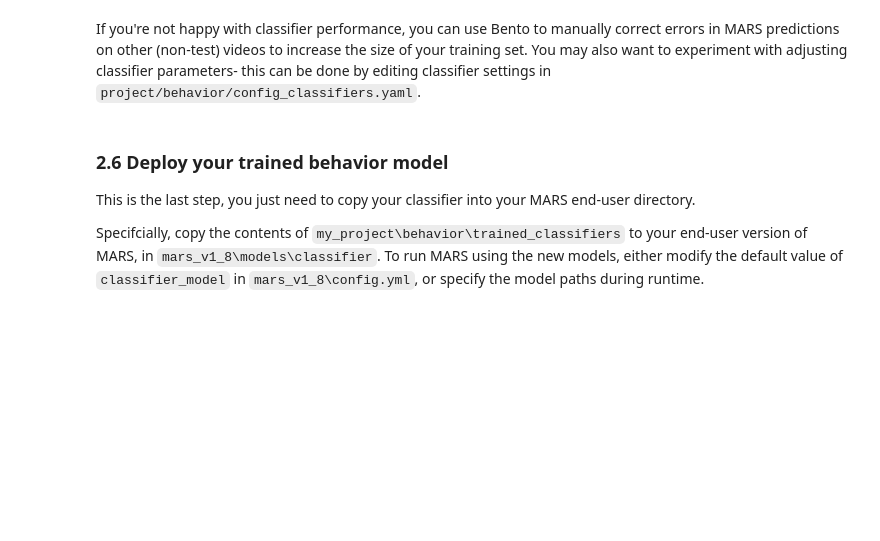
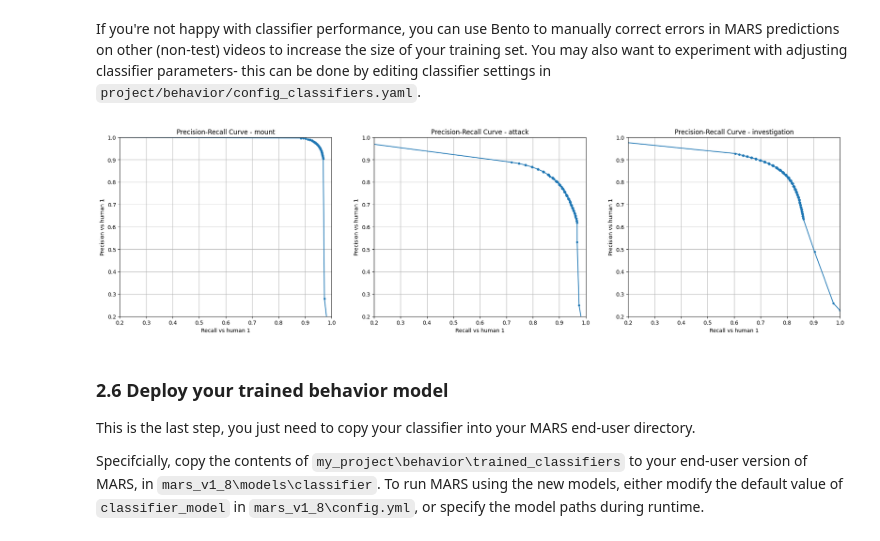
Before and after one commit to kksnrz/MARS_Developer, a Jupyter notebook: MARS_behavior_tutorial.ipynb, the cells around one changed output. Cells and saved outputs as stored; diff of their text form; code cells hidden in the pictures; blank space fills up the shorter version.

Commit message:
Implement precision-recall-curve plotting

```diff
--- a/MARS_behavior_tutorial.ipynb
+++ b/MARS_behavior_tutorial.ipynb
@@ -239,6 +239,32 @@ Classifier performance:
    F1 Score:   0.939     0.952     0.843     0.813
 # %% [markdown]
 If you're not happy with classifier performance, you can use Bento to manually correct errors in MARS predictions on other (non-test) videos to increase the size of your training set. You may also want to experiment with adjusting classifier parameters- this can be done by editing classifier settings in `project/behavior/config_classifiers.yaml`.
+# %%
+from behavior_classification.thesis import analysis
+import matplotlib.pyplot as plt
+
+PROJECT_PATH = 'verify_paper_results'
+CLF_DIR = 'verify_paper_results_xgb_es50_depth3_child1_wnd'
+
+P_mat = analysis.read_dill_file(f"{project_path}/behavior/trained_classifiers/{CLF_DIR}/results.dill")
+
+vocabulary = {"other": 0, "mount": 1, "attack": 2, "investigation": 3} # extracted from behavior/behavior_jsons/test_data.json
+class_names = list(vocabulary.keys())[1:]  # Exclude 'other'
+y_gt = P_mat['0_Gc'] # dict of classifiers with ground truth labels (0 or 1)
+proba = P_mat['4_proba_pd_hmm_fbs'] # Predicted probabilities for each class shape (#frames, 4, 2)
+
+# Create subplots for each classifier
+fig, axes = plt.subplots(1, len(class_names),
+                         figsize=(8 * len(class_names), 6))
+if len(class_names) == 1:
+    axes = [axes]
+for i, class_name in enumerate(class_names):
+    gt_class = y_gt[class_name]
+    proba_class = proba[:, i+1, 1]  # +1 to skip 'other' # , 1 to just take pos. class. proba.
+    axis = analysis.plot_precision_recall_curve(gt_class, proba_class, class_name,
+                                    axes[i])
+# %% [output]
+[figure, added]
 # %% [markdown]
 ### 2.6 Deploy your trained behavior model
 
```
Also changed, not shown: parts of 6 cells of this notebook, 1 other file.
